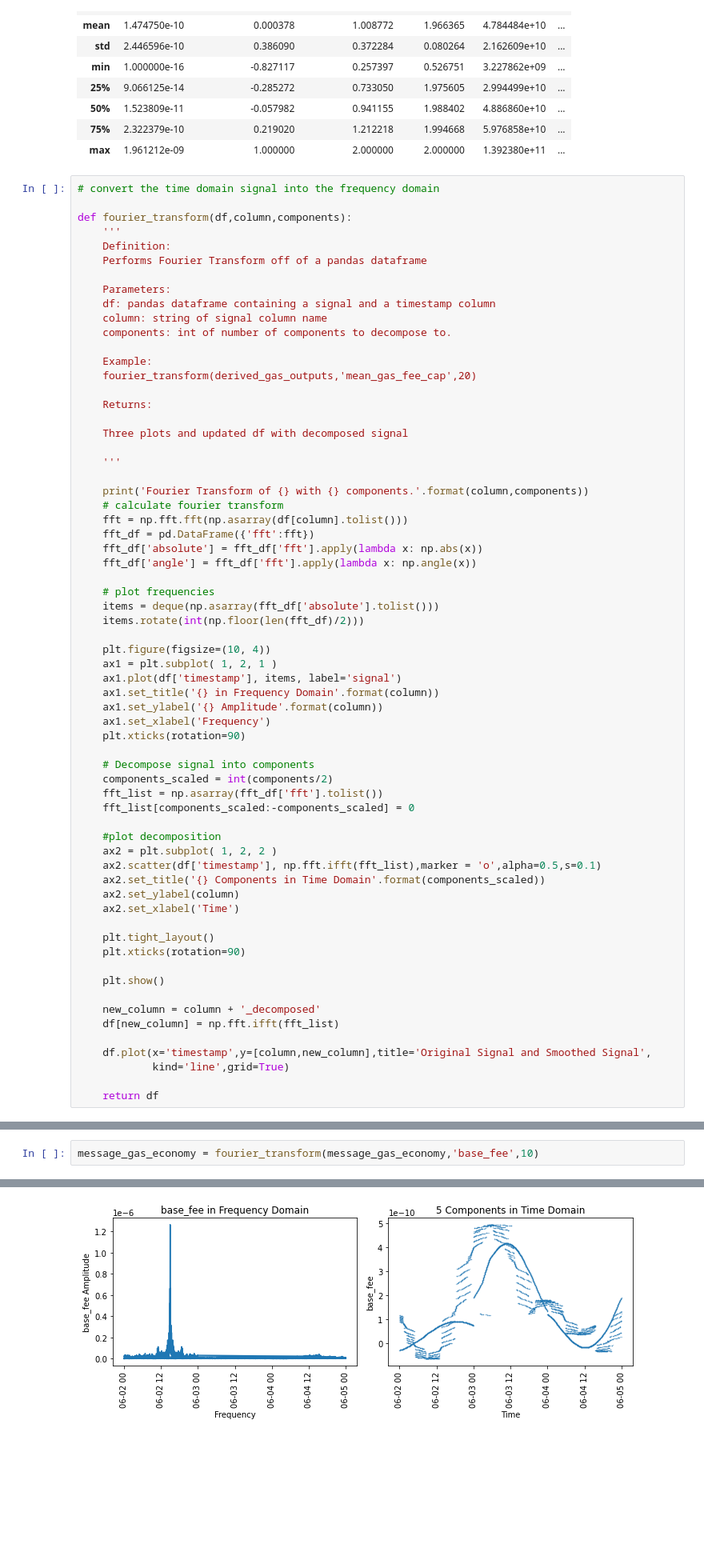
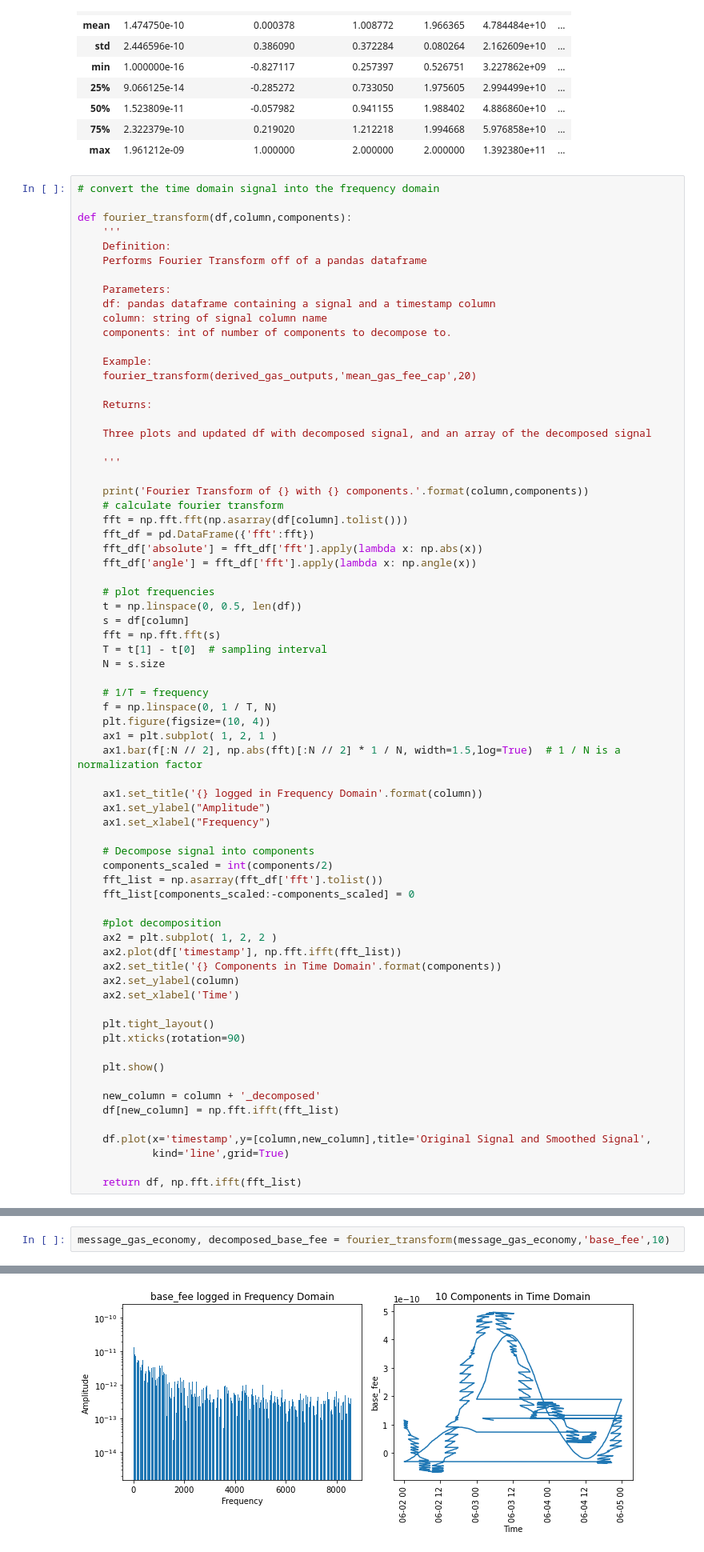
Before and after one commit to BlockScience/filecoin-metrics, a Jupyter notebook: notebooks/EDA/gas_eda_v2.ipynb, the cells around one changed output, grey strips where cells are left out. Shown at 80% size. Cells and saved outputs as stored; diff of their text form; blank space fills up the shorter version.

```diff
--- a/notebooks/EDA/gas_eda_v2.ipynb
+++ b/notebooks/EDA/gas_eda_v2.ipynb
@@ -318,7 +334,7 @@ def fourier_transform(df,column,components):
 
     Returns:
 
-    Three plots and updated df with decomposed signal
+    Three plots and updated df with decomposed signal, and an array of the decomposed signal
 
     '''
 
@@ -330,16 +346,21 @@ def fourier_transform(df,column,components):
     fft_df['angle'] = fft_df['fft'].apply(lambda x: np.angle(x))
 
     # plot frequencies
-    items = deque(np.asarray(fft_df['absolute'].tolist()))
-    items.rotate(int(np.floor(len(fft_df)/2)))
+    t = np.linspace(0, 0.5, len(df))
+    s = df[column]
+    fft = np.fft.fft(s)
+    T = t[1] - t[0]  # sampling interval
+    N = s.size
 
+    # 1/T = frequency
+    f = np.linspace(0, 1 / T, N)
     plt.figure(figsize=(10, 4))
     ax1 = plt.subplot( 1, 2, 1 )
-    ax1.plot(df['timestamp'], items, label='signal')
-    ax1.set_title('{} in Frequency Domain'.format(column))
-    ax1.set_ylabel('{} Amplitude'.format(column))
-    ax1.set_xlabel('Frequency')
-    plt.xticks(rotation=90)
+    ax1.bar(f[:N // 2], np.abs(fft)[:N // 2] * 1 / N, width=1.5,log=True)  # 1 / N is a normalization factor
+
+    ax1.set_title('{} logged in Frequency Domain'.format(column))
+    ax1.set_ylabel("Amplitude")
+    ax1.set_xlabel("Frequency")
 
     # Decompose signal into components
     components_scaled = int(components/2)
@@ -348,8 +369,8 @@ def fourier_transform(df,column,components):
 
     #plot decomposition
     ax2 = plt.subplot( 1, 2, 2 )
-    ax2.scatter(df['timestamp'], np.fft.ifft(fft_list),marker = 'o',alpha=0.5,s=0.1)
-    ax2.set_title('{} Components in Time Domain'.format(components_scaled))
+    ax2.plot(df['timestamp'], np.fft.ifft(fft_list))
+    ax2.set_title('{} Components in Time Domain'.format(components))
     ax2.set_ylabel(column)
     ax2.set_xlabel('Time')
 
@@ -364,4 +385,4 @@ def fourier_transform(df,column,components):
     df.plot(x='timestamp',y=[column,new_column],title='Original Signal and Smoothed Signal',
             kind='line',grid=True)
 
-    return df
+    return df, np.fft.ifft(fft_list)
@@ -368,6 +396,6 @@ def fourier_transform(df,column,components):
 # %%
-message_gas_economy = fourier_transform(message_gas_economy,'base_fee',10)
+message_gas_economy, decomposed_base_fee = fourier_transform(message_gas_economy,'base_fee',10)
 # %% [output]
 Fourier Transform of base_fee with 10 components.
-[figure, old version]
+[figure, new version]
 [figure]
```
Also changed, not shown: parts of 17 cells of this notebook, 1 other file.
